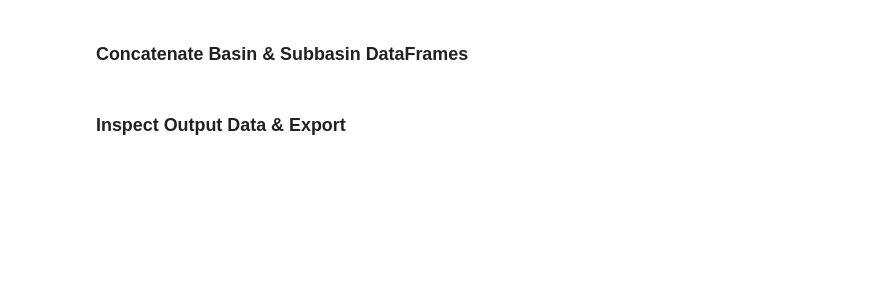
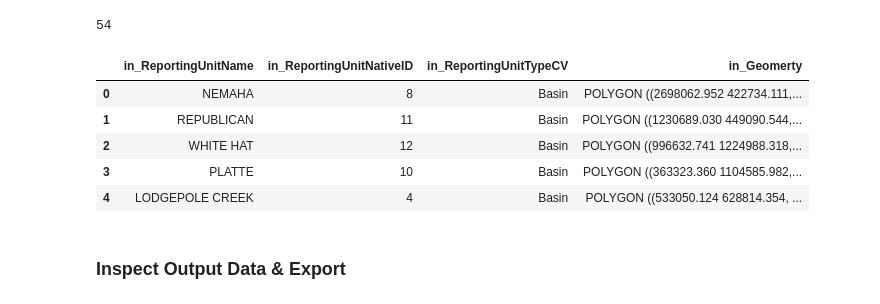
Before and after one commit to WSWCWaterDataExchange/MappingStatesDataToWaDE2.0, a Jupyter notebook: Nebraska/AggregatedAmounts/0_NEAggregatedDataPreprocess.ipynb, the cells around one changed output. Drawn from its saved outputs; the diff is of its cells as text; code cells hidden in the pictures; blank space fills up the shorter version.

```diff
--- a/Nebraska/AggregatedAmounts/0_NEAggregatedDataPreprocess.ipynb
+++ b/Nebraska/AggregatedAmounts/0_NEAggregatedDataPreprocess.ipynb
@@ -420,12 +586,18 @@ df_subbasin_shp.head(3)
-# %% [markdown]
-### Concatenate Basin & Subbasin DataFrames
 # %%
-# Concatenate Subbasin DataFrames
+# Concatenate Basin & Subbasin DataFrames
 frames = [df_basin_shp, df_subbasin_shp]
 df_shape_out = pd.concat(frames)
 
 print(len(df_shape_out))
-df_shape_out
+df_shape_out.head()
+# %% [output]
+54
+|  | in_ReportingUnitName | in_ReportingUnitNativeID | in_ReportingUnitTypeCV | in_Geomerty |
+| 0 | NEMAHA | 8 | Basin | POLYGON ((2698062.952 422734.111,... |
+| 1 | REPUBLICAN | 11 | Basin | POLYGON ((1230689.030 449090.544,... |
+| 2 | WHITE HAT | 12 | Basin | POLYGON ((996632.741 1224988.318,... |
+| 3 | PLATTE | 10 | Basin | POLYGON ((363323.360 1104585.982,... |
+| 4 | LODGEPOLE CREEK | 4 | Basin | POLYGON ((533050.124 628814.354, ... |
 # %% [markdown]
 ### Inspect Output Data & Export
 # %%
```
Also changed, not shown: parts of 61 cells of this notebook, 43 other files.
